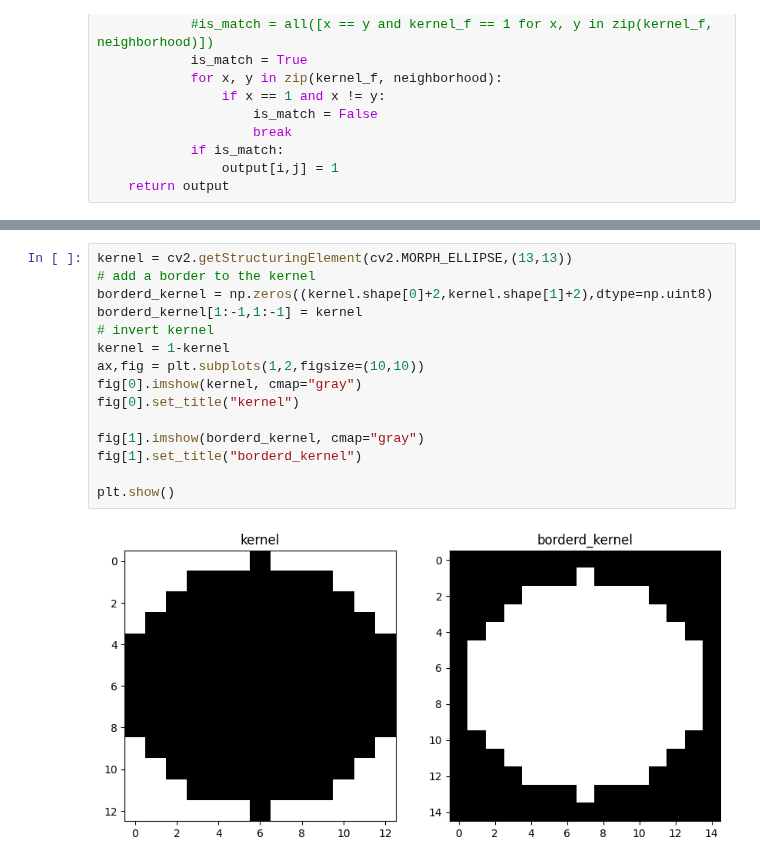
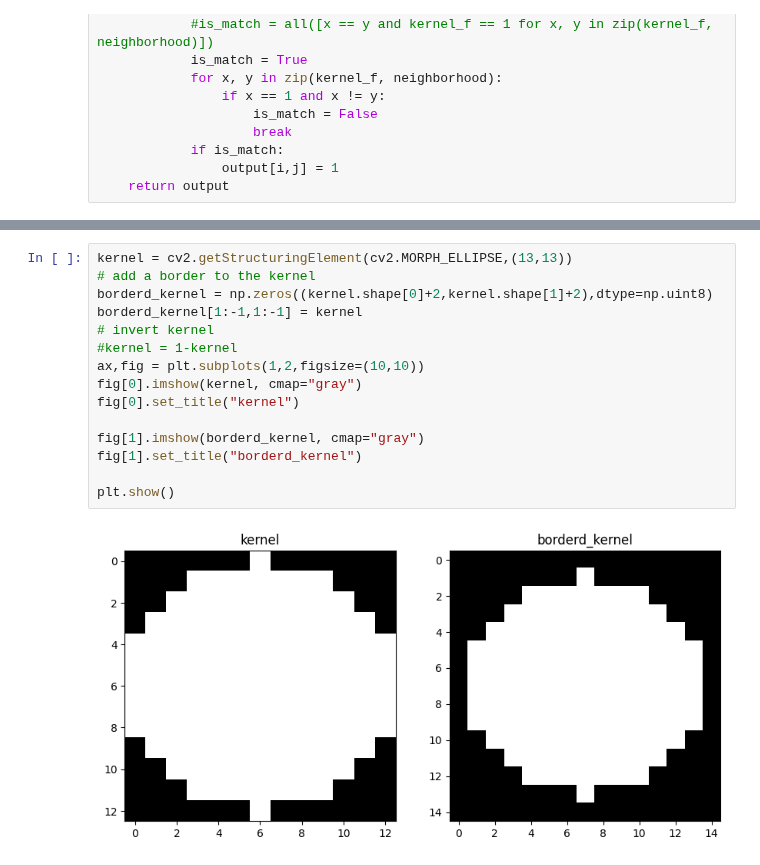
Before and after one commit to tomast1337/Image-Processing, a Jupyter notebook: aula11.ipynb, the cells around one changed output, grey strips where cells are left out. Cells and saved outputs as stored; diff of their text form.

```diff
--- a/aula11.ipynb
+++ b/aula11.ipynb
@@ -166,17 +178,17 @@ plt.show()
 # %%
 kernel = cv2.getStructuringElement(cv2.MORPH_ELLIPSE,(13,13))
 # add a border to the kernel
 borderd_kernel = np.zeros((kernel.shape[0]+2,kernel.shape[1]+2),dtype=np.uint8)
 borderd_kernel[1:-1,1:-1] = kernel
 # invert kernel
-kernel = 1-kernel
+#kernel = 1-kernel
 ax,fig = plt.subplots(1,2,figsize=(10,10))
 fig[0].imshow(kernel, cmap="gray")
 fig[0].set_title("kernel")
 
 fig[1].imshow(borderd_kernel, cmap="gray")
 fig[1].set_title("borderd_kernel")
 
 plt.show()
 # %% [output]
-[figure, old version]
+[figure, new version]
```
Also changed, not shown: parts of 7 cells of this notebook.
